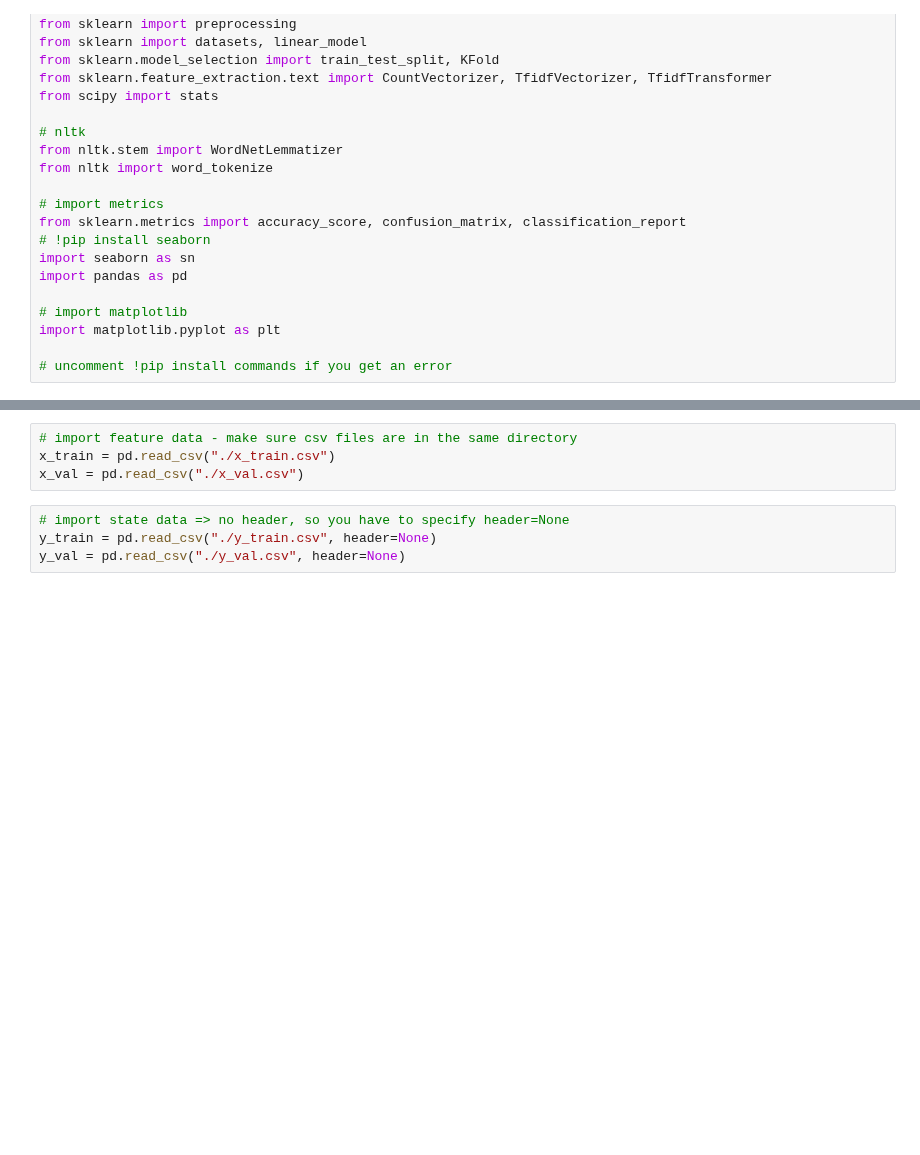
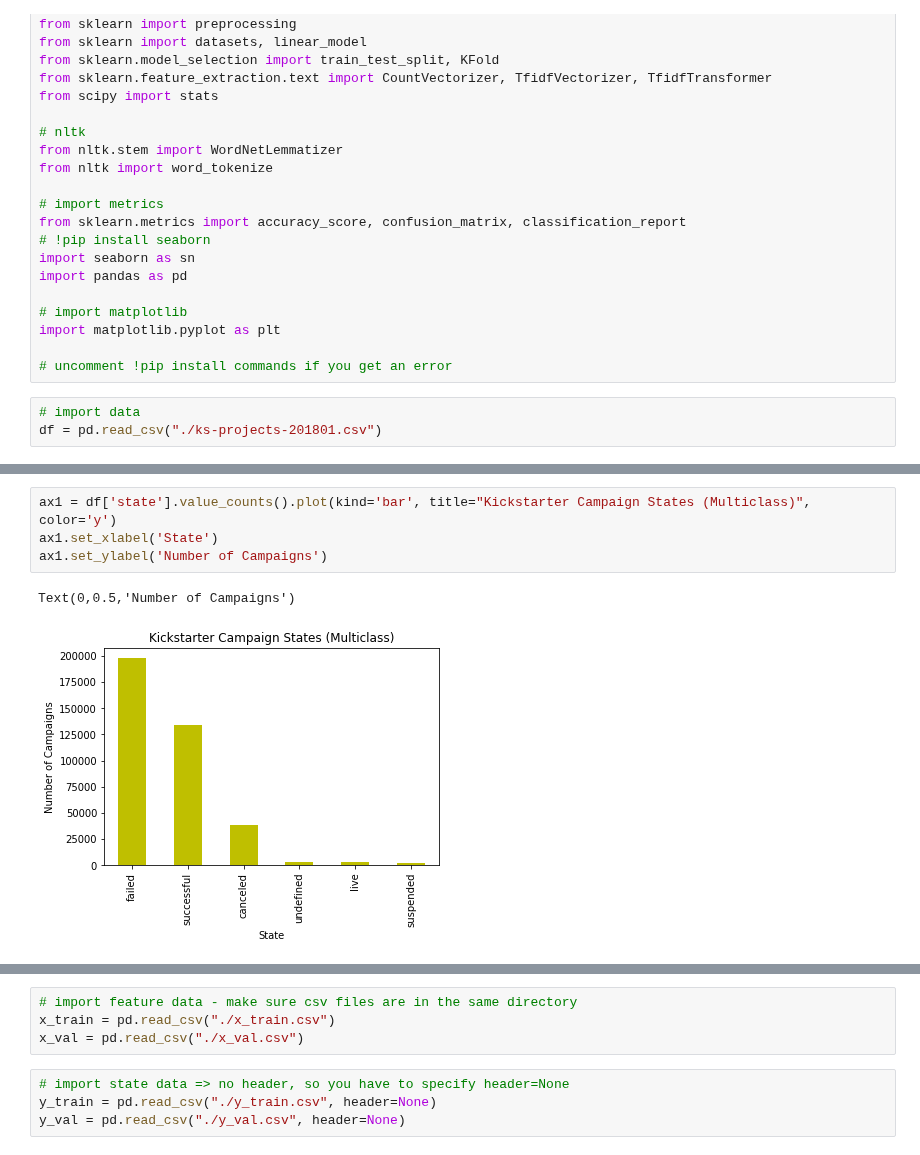
Before and after one commit to liberrhythm/mlvu-kickstarter-project, a Jupyter notebook: kickstarter_baseline_metrics.ipynb, the cells around one changed output, grey strips where cells are left out. Drawn from its saved outputs; the diff is of its cells as text; blank space fills up the shorter version.

Commit message:
started svm analysis and added figures

```diff
--- a/kickstarter_baseline_metrics.ipynb
+++ b/kickstarter_baseline_metrics.ipynb
@@ -27,3 +27,6 @@ import pandas as pd
 import matplotlib.pyplot as plt
 
 # uncomment !pip install commands if you get an error
+# %%
+# import data
+df = pd.read_csv("./ks-projects-201801.csv")
@@ -29,0 +82,7 @@ import matplotlib.pyplot as plt
+# %%
+ax1 = df['state'].value_counts().plot(kind='bar', title="Kickstarter Campaign States (Multiclass)", color='y')
+ax1.set_xlabel('State')
+ax1.set_ylabel('Number of Campaigns')
+# %% [output]
+Text(0,0.5,'Number of Campaigns')
+[figure, added]
```
Also changed, not shown: parts of 10 cells of this notebook, 8 other files.
